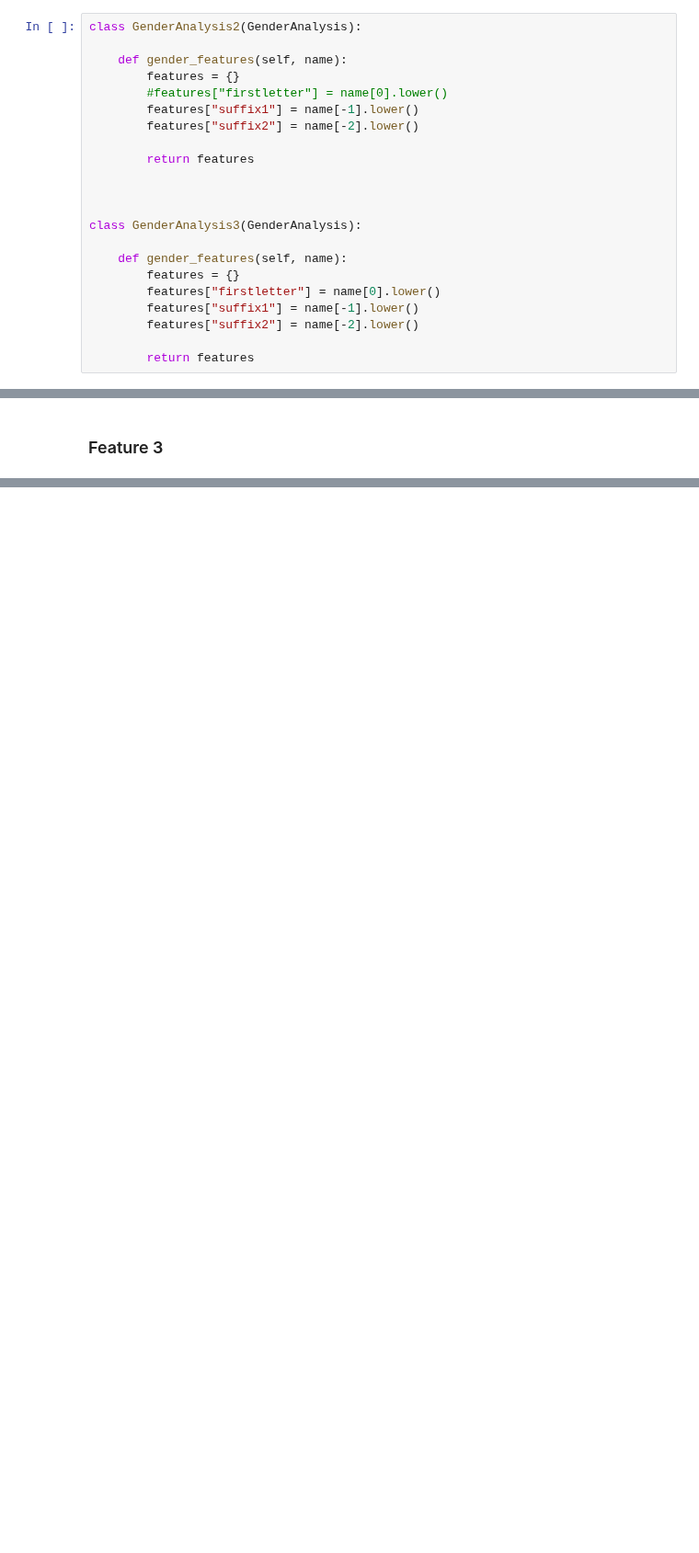
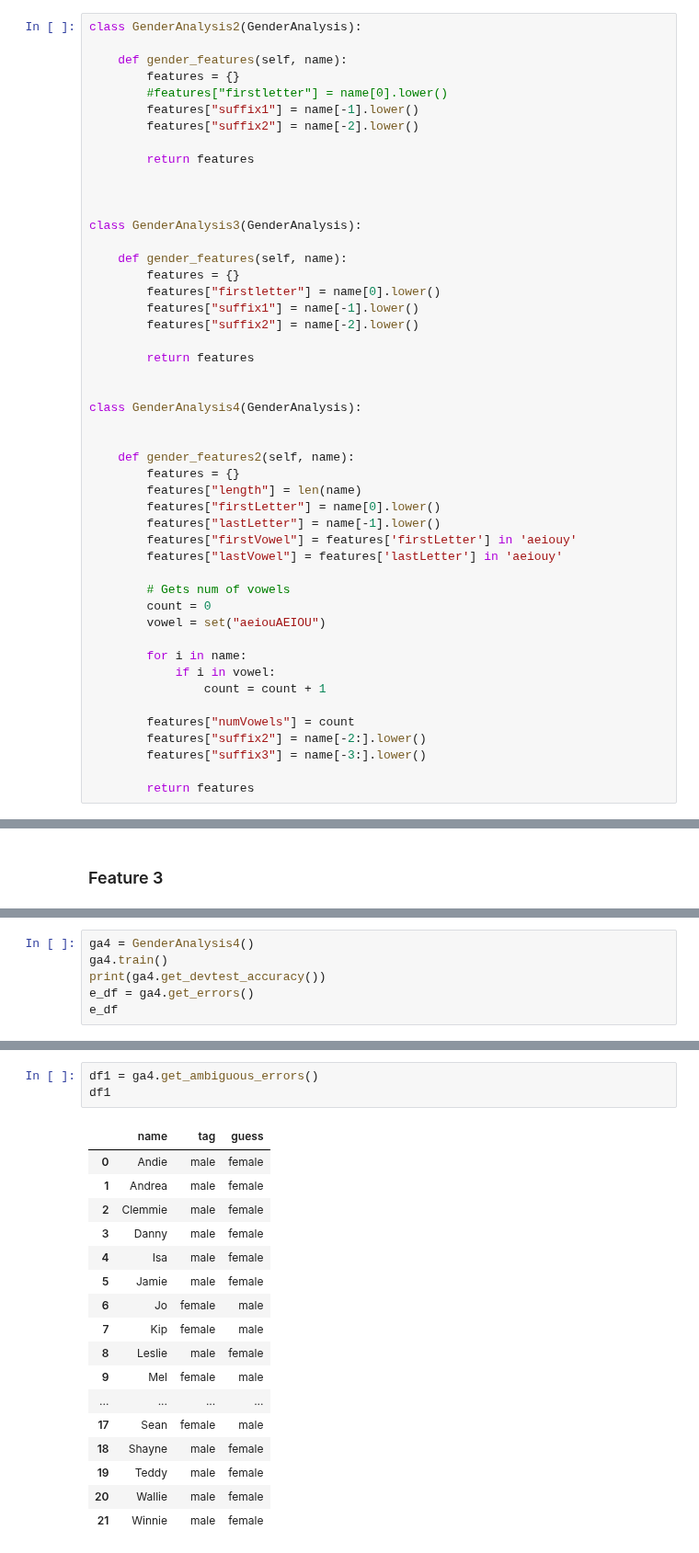
Before and after one commit to dsimband/DATA620_Group3, a Jupyter notebook: Week9_Project3/DATA620_Week9_Project3.ipynb, the cells around one changed output, grey strips where cells are left out. Shown at 92% size. Saved outputs shown, nothing was run; the diff lists cells and outputs as text; blank space fills up the shorter version.

```diff
--- a/Week9_Project3/DATA620_Week9_Project3.ipynb
+++ b/Week9_Project3/DATA620_Week9_Project3.ipynb
@@ -114,6 +129,32 @@ class GenderAnalysis3(GenderAnalysis):
         features["suffix2"] = name[-2].lower()
 
         return features
+
+
+class GenderAnalysis4(GenderAnalysis):
+
+
+    def gender_features2(self, name):
+        features = {}
+        features["length"] = len(name)
+        features["firstLetter"] = name[0].lower()
+        features["lastLetter"] = name[-1].lower()
+        features["firstVowel"] = features['firstLetter'] in 'aeiouy'
+        features["lastVowel"] = features['lastLetter'] in 'aeiouy'
+
+        # Gets num of vowels
+        count = 0
+        vowel = set("aeiouAEIOU")
+
+        for i in name:
+            if i in vowel:
+                count = count + 1
+
+        features["numVowels"] = count
+        features["suffix2"] = name[-2:].lower()
+        features["suffix3"] = name[-3:].lower()
+
+        return features
 # %% [markdown]
 ### Analysis of Names Corpus
 # %%
@@ -265,0 +341,6 @@ Most Informative Features
+# %%
+ga4 = GenderAnalysis4()
+ga4.train()
+print(ga4.get_devtest_accuracy())
+e_df = ga4.get_errors()
+e_df
@@ -265,0 +382,21 @@ Most Informative Features
+# %%
+df1 = ga4.get_ambiguous_errors()
+df1
+# %% [output]
+|  | name | tag | guess |
+| 0 | Andie | male | female |
+| 1 | Andrea | male | female |
+| 2 | Clemmie | male | female |
+| 3 | Danny | male | female |
+| 4 | Isa | male | female |
+| 5 | Jamie | male | female |
+| 6 | Jo | female | male |
+| 7 | Kip | female | male |
+| 8 | Leslie | male | female |
+| 9 | Mel | female | male |
+| ... | ... | ... | ... |
+| 17 | Sean | female | male |
+| 18 | Shayne | male | female |
+| 19 | Teddy | male | female |
+| 20 | Wallie | male | female |
+| 21 | Winnie | male | female |
```
Also changed, not shown: parts of 14 cells of this notebook.
